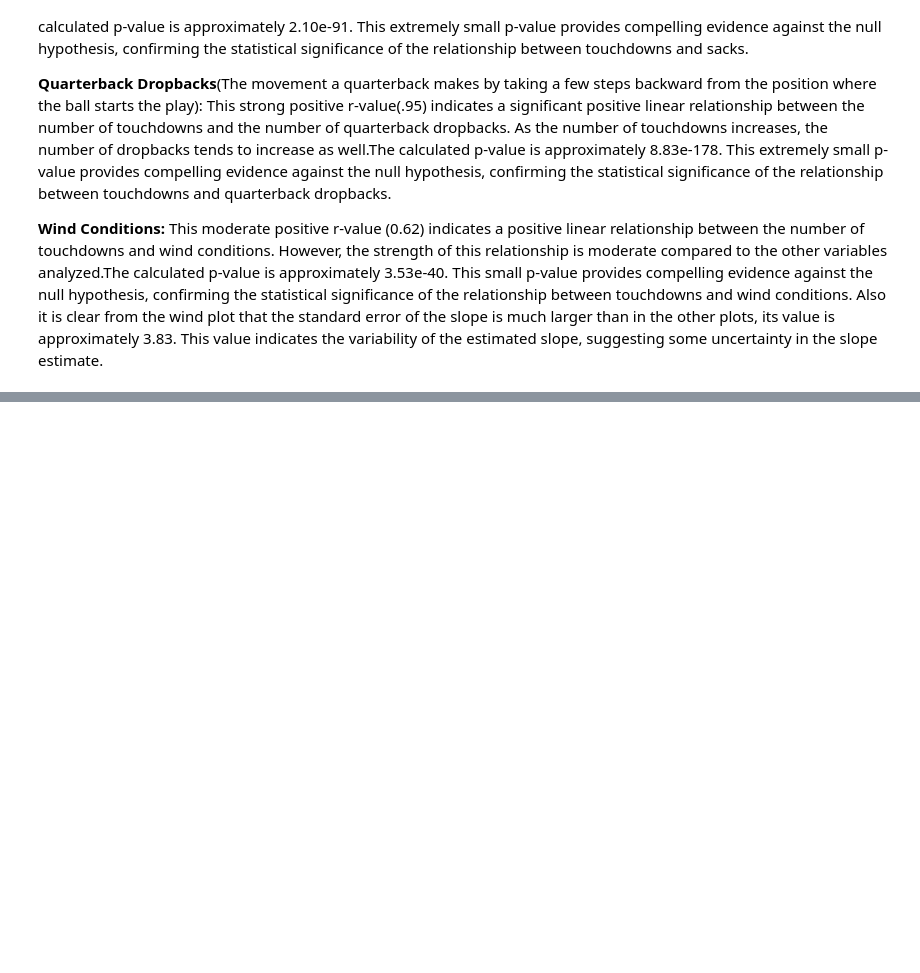
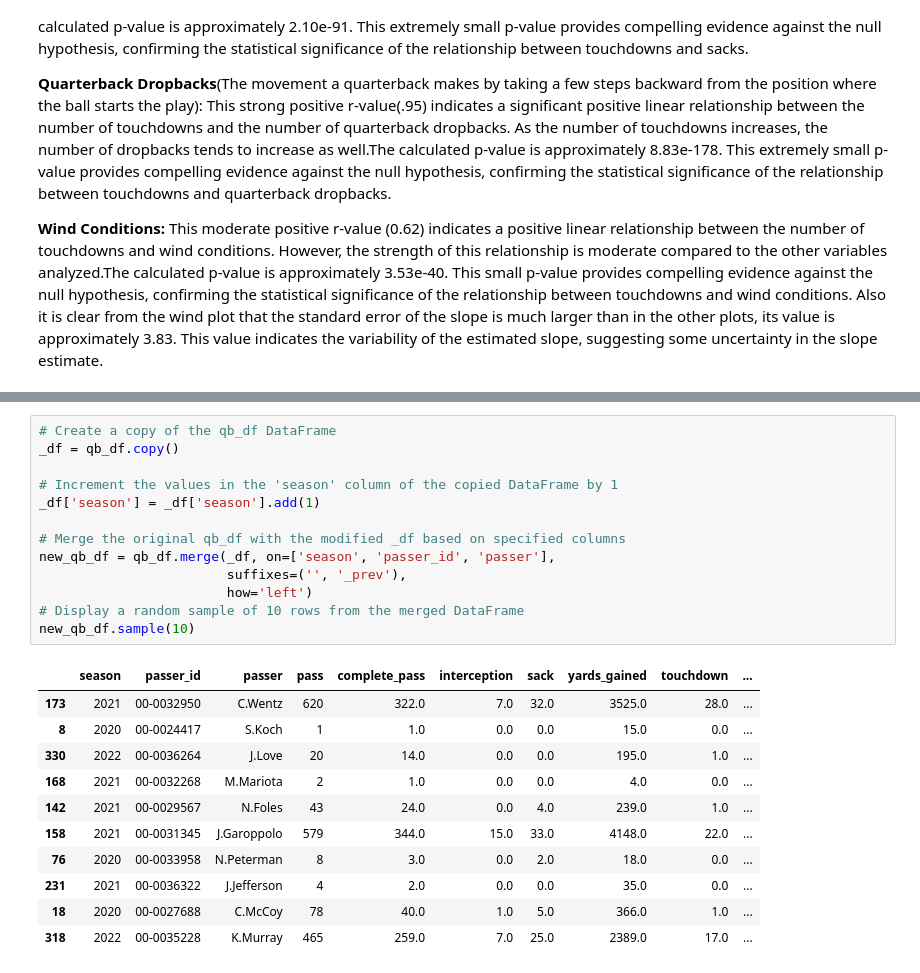
Before and after one commit to Lynch08/Machine_Learning_And_Statistics_2023, a Jupyter notebook: Preditive_model.ipynb, the cells around one changed output, grey strips where cells are left out. Cells and saved outputs as stored; diff of their text form; blank space fills up the shorter version.

Commit message:
analysing the data and analysis for next season

```diff
--- a/Preditive_model.ipynb
+++ b/Preditive_model.ipynb
@@ -297 +297,26 @@ slope, intercept, r_value, p_value, std_err
+# %%
+# Create a copy of the qb_df DataFrame
+_df = qb_df.copy()
+
+# Increment the values in the 'season' column of the copied DataFrame by 1
+_df['season'] = _df['season'].add(1)
+
+# Merge the original qb_df with the modified _df based on specified columns
+new_qb_df = qb_df.merge(_df, on=['season', 'passer_id', 'passer'],
+                        suffixes=('', '_prev'),
+                        how='left')
+# Display a random sample of 10 rows from the merged DataFrame
+new_qb_df.sample(10)
+# %% [output]
+|  | season | passer_id | passer | pass | complete_pass | interception | sack | yards_gained | touchdown | ... |
+| 173 | 2021 | 00-0032950 | C.Wentz | 620 | 322.0 | 7.0 | 32.0 | 3525.0 | 28.0 | ... |
+| 8 | 2020 | 00-0024417 | S.Koch | 1 | 1.0 | 0.0 | 0.0 | 15.0 | 0.0 | ... |
+| 330 | 2022 | 00-0036264 | J.Love | 20 | 14.0 | 0.0 | 0.0 | 195.0 | 1.0 | ... |
+| 168 | 2021 | 00-0032268 | M.Mariota | 2 | 1.0 | 0.0 | 0.0 | 4.0 | 0.0 | ... |
+| 142 | 2021 | 00-0029567 | N.Foles | 43 | 24.0 | 0.0 | 4.0 | 239.0 | 1.0 | ... |
+| 158 | 2021 | 00-0031345 | J.Garoppolo | 579 | 344.0 | 15.0 | 33.0 | 4148.0 | 22.0 | ... |
+| 76 | 2020 | 00-0033958 | N.Peterman | 8 | 3.0 | 0.0 | 2.0 | 18.0 | 0.0 | ... |
+| 231 | 2021 | 00-0036322 | J.Jefferson | 4 | 2.0 | 0.0 | 0.0 | 35.0 | 0.0 | ... |
+| 18 | 2020 | 00-0027688 | C.McCoy | 78 | 40.0 | 1.0 | 5.0 | 366.0 | 1.0 | ... |
+| 318 | 2022 | 00-0035228 | K.Murray | 465 | 259.0 | 7.0 | 25.0 | 2389.0 | 17.0 | ... |
 # %%
```
Also changed, not shown: parts of 6 cells of this notebook.
